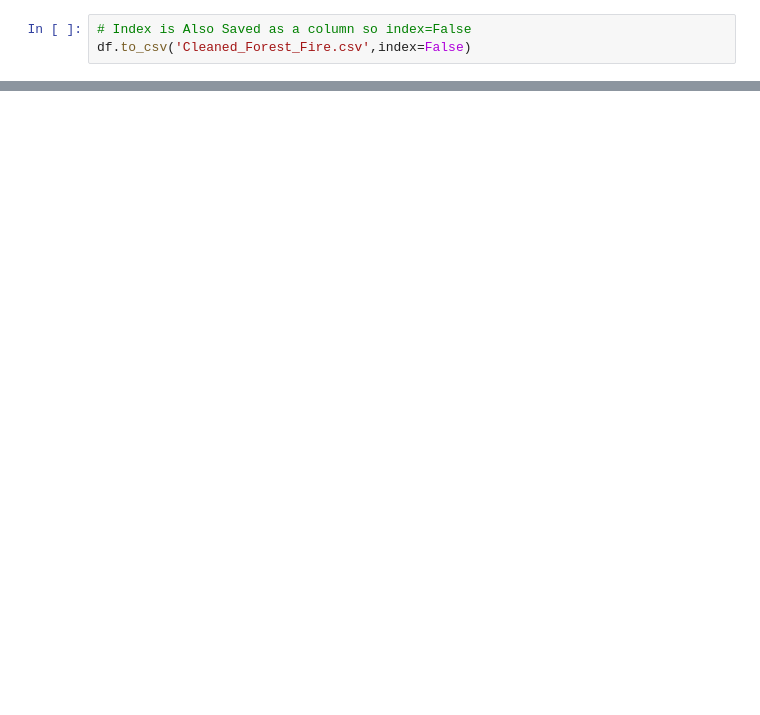
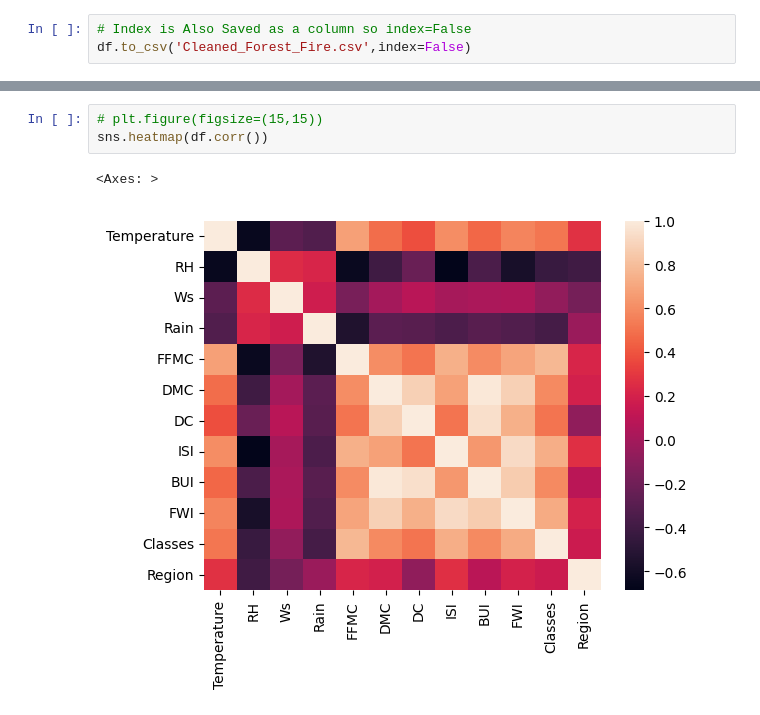
Before and after one commit to Sumit-Avasthi/Machine-Learning, a Jupyter notebook: Project_0.ipynb, the cells around one changed output, grey strips where cells are left out. Saved outputs shown, nothing was run; the diff lists cells and outputs as text; blank space fills up the shorter version.

```diff
--- a/Project_0.ipynb
+++ b/Project_0.ipynb
@@ -236,0 +358,6 @@ df.to_csv('Cleaned_Forest_Fire.csv',index=False)
+# %%
+# plt.figure(figsize=(15,15))
+sns.heatmap(df.corr())
+# %% [output]
+<Axes: >
+[figure, added]
```
Also changed, not shown: parts of 20 cells of this notebook.
